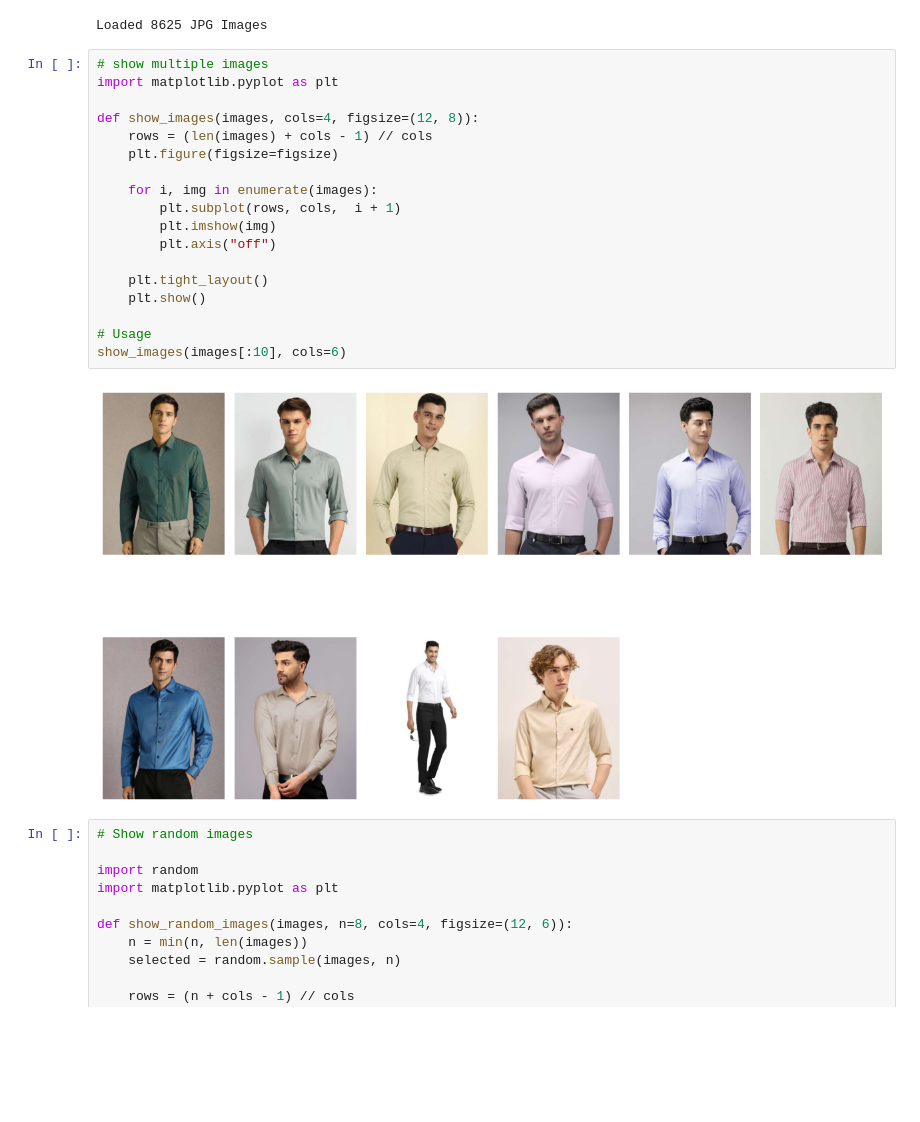
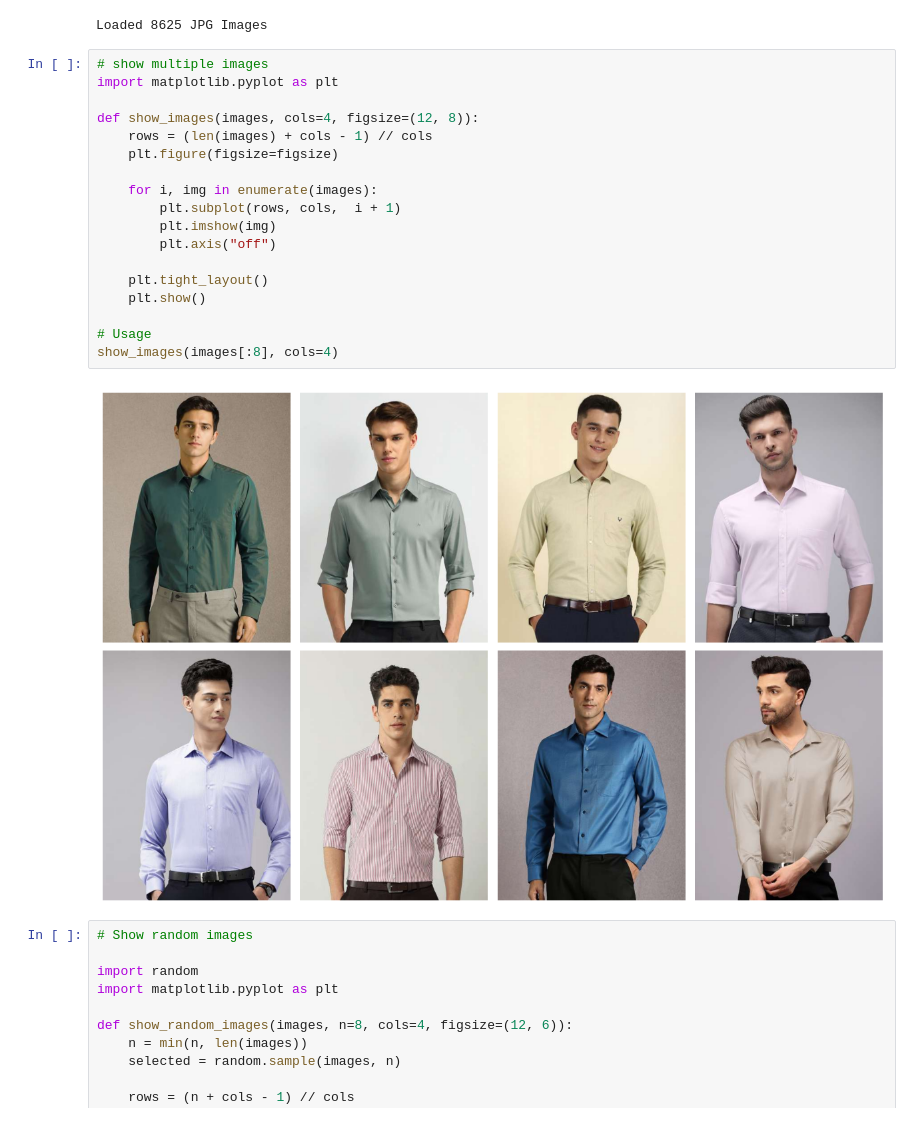
Before and after one commit to Mipjeiger/Fashion-recommendation-RAG-Finetuing-LLM-ML-Engineer-end-to-end, a Jupyter notebook: notebooks/02_CV_experiments.ipynb, the cells around one changed output. Drawn from its saved outputs; the diff is of its cells as text; blank space fills up the shorter version.

```diff
--- a/notebooks/02_CV_experiments.ipynb
+++ b/notebooks/02_CV_experiments.ipynb
@@ -30,23 +30,23 @@ Loaded 8625 JPG Images
 # %%
 # show multiple images
 import matplotlib.pyplot as plt
 
 def show_images(images, cols=4, figsize=(12, 8)):
     rows = (len(images) + cols - 1) // cols
     plt.figure(figsize=figsize)
 
     for i, img in enumerate(images):
         plt.subplot(rows, cols,  i + 1)
         plt.imshow(img)
         plt.axis("off")
 
     plt.tight_layout()
     plt.show()
 
 # Usage
-show_images(images[:10], cols=6)
+show_images(images[:8], cols=4)
 # %% [output]
-[figure, old version]
+[figure, new version]
 # %%
 # Show random images
 
```
Also changed, not shown: 2 other files.
